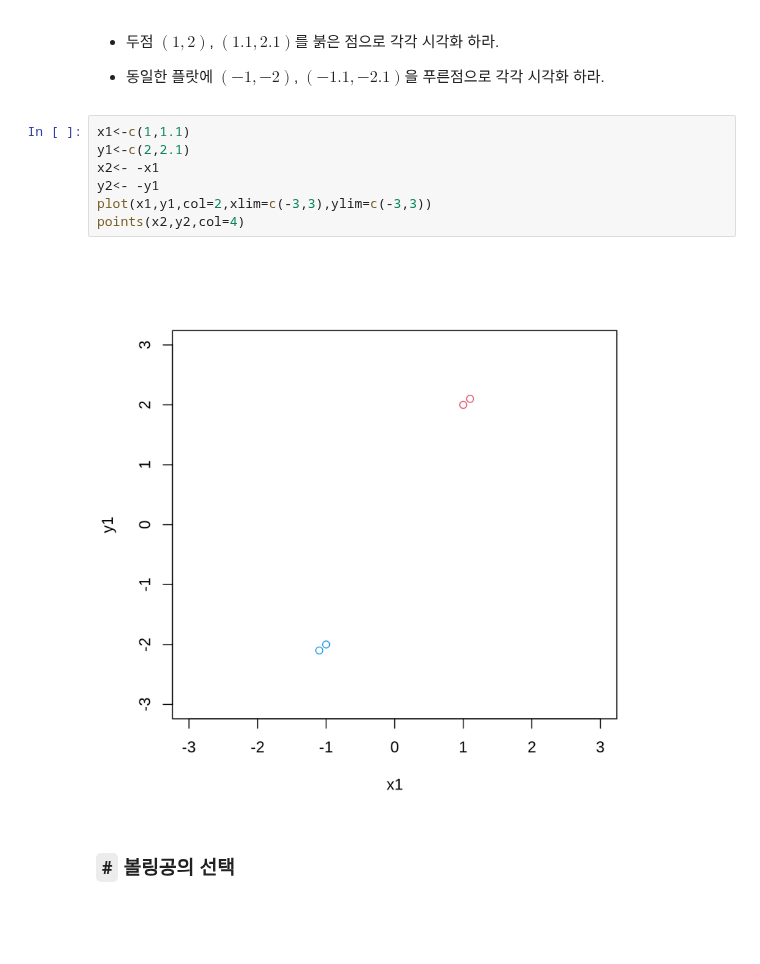
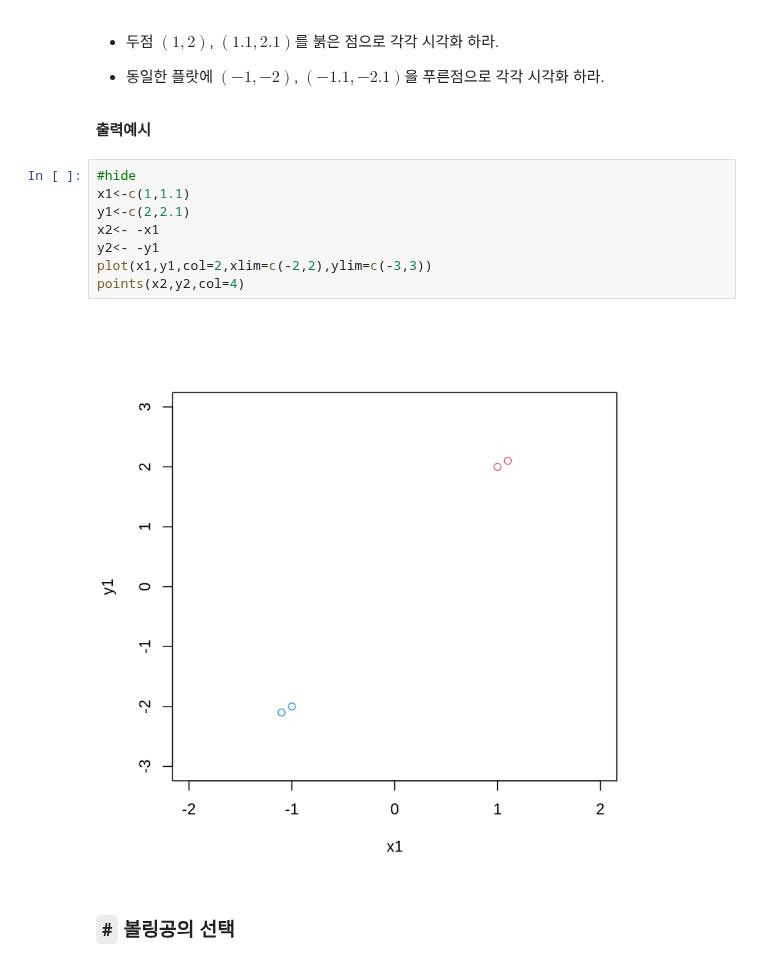
Before and after one commit to guebin/2021IR, a Jupyter notebook: _notebooks/2021-11-01-(A3) 중간고사 대비문제.ipynb, the cells around one changed output. Drawn from its saved outputs; the diff is of its cells as text; blank space fills up the shorter version.

```diff
--- a/_notebooks/2021-11-01-(A3) 중간고사 대비문제.ipynb
+++ b/_notebooks/2021-11-01-(A3) 중간고사 대비문제.ipynb
@@ -59,15 +59,18 @@ options(max.print=1000)
 - 두점 $(1,2)$, $(1.1,2.1)$를 붉은 점으로 각각 시각화 하라.
 
 - 동일한 플랏에 $(-1,-2)$, $(-1.1,-2.1)$을 푸른점으로 각각 시각화 하라.
+# %% [markdown]
+**출력예시**
 # %%
+#hide
 x1<-c(1,1.1)
 y1<-c(2,2.1)
 x2<- -x1
 y2<- -y1
-plot(x1,y1,col=2,xlim=c(-3,3),ylim=c(-3,3))
+plot(x1,y1,col=2,xlim=c(-2,2),ylim=c(-3,3))
 points(x2,y2,col=4)
 # %% [output]
-[figure, old version]
+[figure, new version]
 # %% [markdown]
 ### `#` 볼링공의 선택
 # %% [markdown]
```
